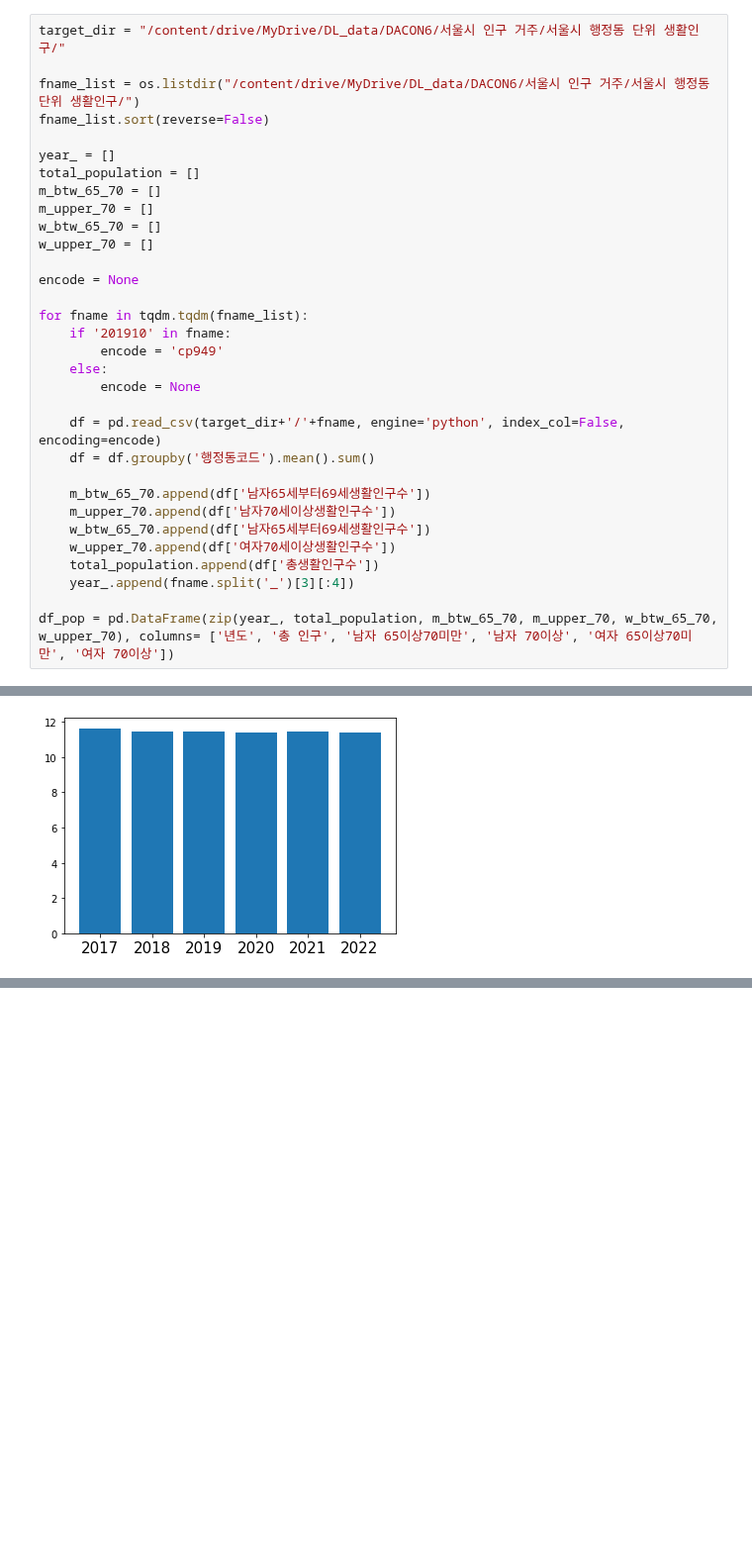
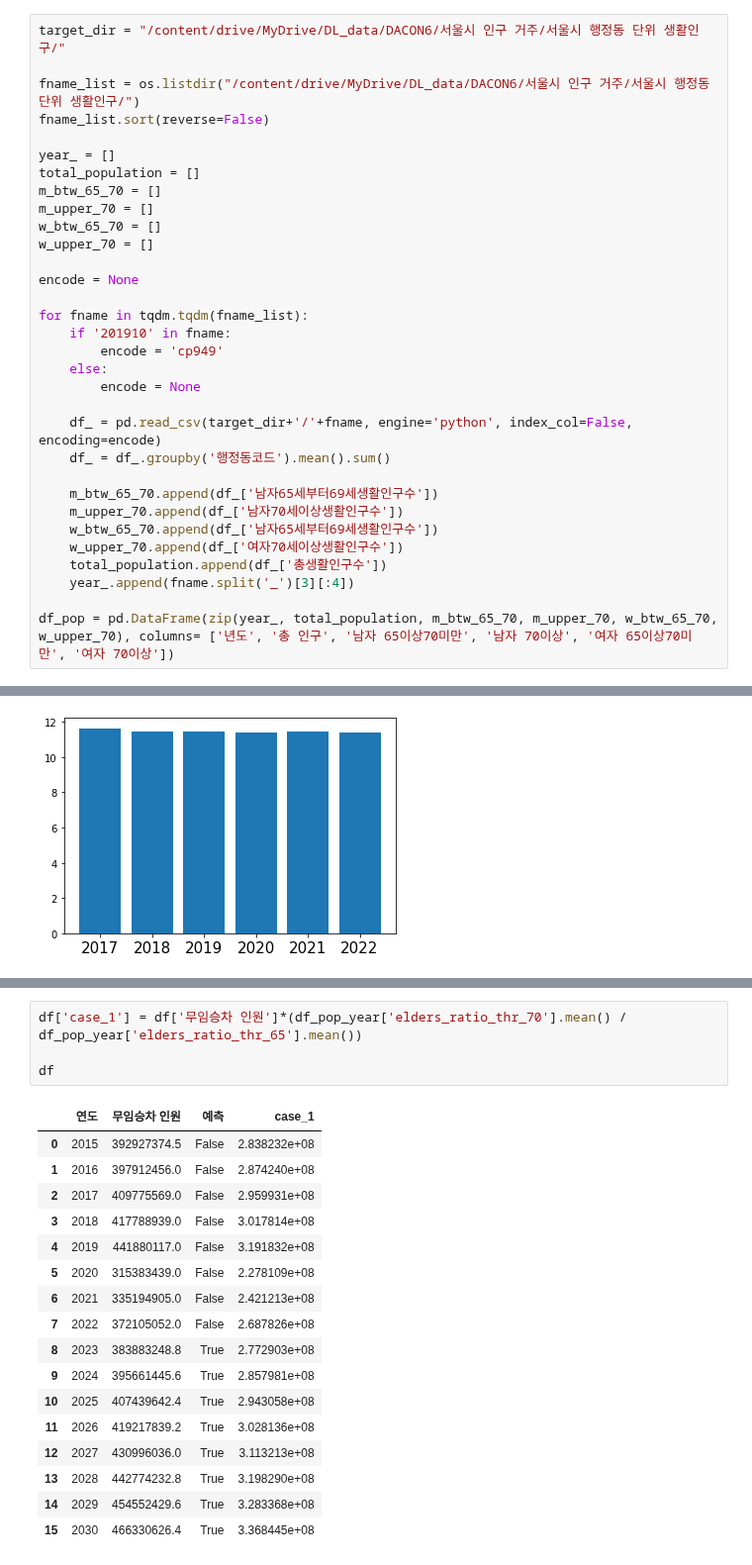
Before and after one commit to lg960214/DACON_Seoul_6, a Jupyter notebook: case_1.ipynb, the cells around one changed output, grey strips where cells are left out. Shown at 99% size. Saved outputs shown, nothing was run; the diff lists cells and outputs as text; blank space fills up the shorter version.

Commit message:
case_2

```diff
--- a/case_1.ipynb
+++ b/case_1.ipynb
@@ -166,14 +166,14 @@ for fname in tqdm.tqdm(fname_list):
     else:
         encode = None
 
-    df = pd.read_csv(target_dir+'/'+fname, engine='python', index_col=False, encoding=encode)
-    df = df.groupby('행정동코드').mean().sum()
+    df_ = pd.read_csv(target_dir+'/'+fname, engine='python', index_col=False, encoding=encode)
+    df_ = df_.groupby('행정동코드').mean().sum()
 
-    m_btw_65_70.append(df['남자65세부터69세생활인구수'])
-    m_upper_70.append(df['남자70세이상생활인구수'])
-    w_btw_65_70.append(df['남자65세부터69세생활인구수'])
-    w_upper_70.append(df['여자70세이상생활인구수'])
-    total_population.append(df['총생활인구수'])
+    m_btw_65_70.append(df_['남자65세부터69세생활인구수'])
+    m_upper_70.append(df_['남자70세이상생활인구수'])
+    w_btw_65_70.append(df_['남자65세부터69세생활인구수'])
+    w_upper_70.append(df_['여자70세이상생활인구수'])
+    total_population.append(df_['총생활인구수'])
     year_.append(fname.split('_')[3][:4])
 
 df_pop = pd.DataFrame(zip(year_, total_population, m_btw_65_70, m_upper_70, w_btw_65_70, w_upper_70), columns= ['년도', '총 인구', '남자 65이상70미만', '남자 70이상', '여자 65이상70미만', '여자 70이상'])
@@ -206,0 +209,22 @@ plt.show()
+# %%
+df['case_1'] = df['무임승차 인원']*(df_pop_year['elders_ratio_thr_70'].mean() / df_pop_year['elders_ratio_thr_65'].mean())
+
+df
+# %% [output]
+|  | 연도 | 무임승차 인원 | 예측 | case_1 |
+| 0 | 2015 | 392927374.5 | False | 2.838232e+08 |
+| 1 | 2016 | 397912456.0 | False | 2.874240e+08 |
+| 2 | 2017 | 409775569.0 | False | 2.959931e+08 |
+| 3 | 2018 | 417788939.0 | False | 3.017814e+08 |
+| 4 | 2019 | 441880117.0 | False | 3.191832e+08 |
+| 5 | 2020 | 315383439.0 | False | 2.278109e+08 |
+| 6 | 2021 | 335194905.0 | False | 2.421213e+08 |
+| 7 | 2022 | 372105052.0 | False | 2.687826e+08 |
+| 8 | 2023 | 383883248.8 | True | 2.772903e+08 |
+| 9 | 2024 | 395661445.6 | True | 2.857981e+08 |
+| 10 | 2025 | 407439642.4 | True | 2.943058e+08 |
+| 11 | 2026 | 419217839.2 | True | 3.028136e+08 |
+| 12 | 2027 | 430996036.0 | True | 3.113213e+08 |
+| 13 | 2028 | 442774232.8 | True | 3.198290e+08 |
+| 14 | 2029 | 454552429.6 | True | 3.283368e+08 |
+| 15 | 2030 | 466330626.4 | True | 3.368445e+08 |
```
Also changed, not shown: parts of 6 cells of this notebook.
